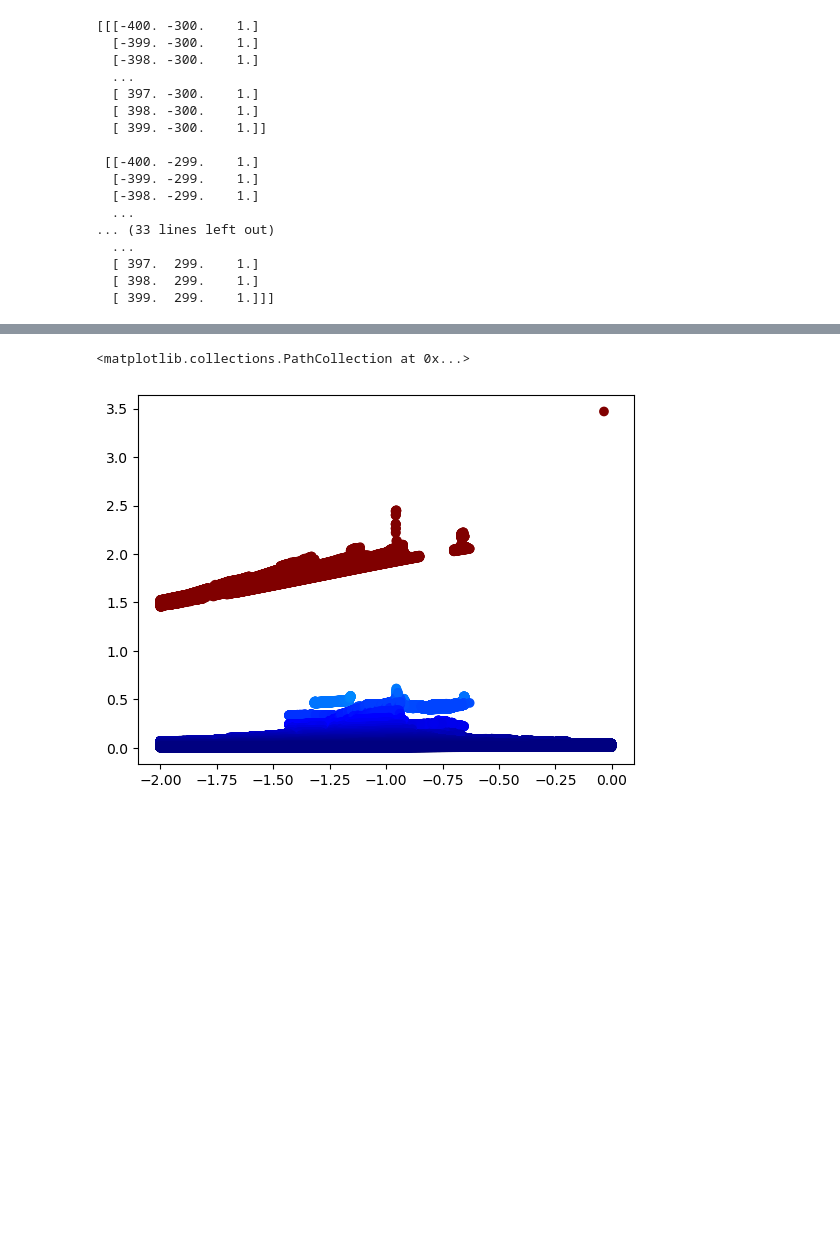
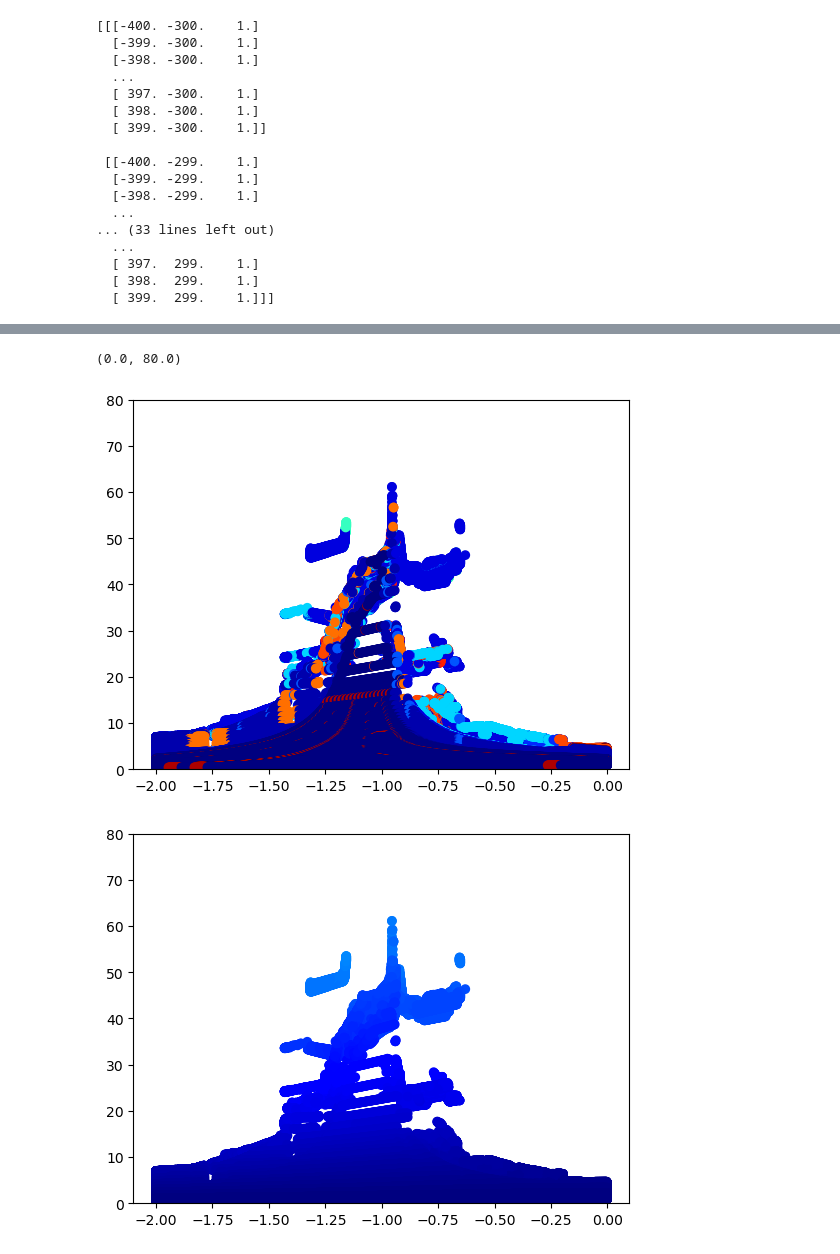
Before and after one commit to Marijn-dev/AI-for-priority-vehicles, a Jupyter notebook: PicToMap.ipynb, the cells around one changed output, grey strips where cells are left out. Drawn from its saved outputs; the diff is of its cells as text; code cells hidden in the pictures; blank space fills up the shorter version.

```diff
--- a/PicToMap.ipynb
+++ b/PicToMap.ipynb
@@ -187,10 +183,15 @@ ax.scatter(camera_index_mat[:,:,0],z,-camera_index_mat[:,:,1],c=normalized,cmap=
-# %%
-plt.scatter(camera_index_mat[:,:,0],z,c=normalized,cmap='jet')
-#plt.xlim(0,-0.005)
-#plt.ylim(0,1)
-# %% [output]
-<matplotlib.collections.PathCollection at 0x...>
-[figure, removed]
+# %%
+plt.scatter(camera_index_mat[:,:,0],z,c=segment_data[:,:,0],cmap='jet')
+plt.ylim(0,80)
+#plt.xlim(0,-0.005)
+#plt.ylim(0,1)
+plt.figure()
+plt.scatter(camera_index_mat[:,:,0],z,c=normalized,cmap='jet')
+plt.ylim(0,80)
+# %% [output]
+(0.0, 80.0)
+[figure, added]
+[figure, added]
 # %%
 import numpy as np
 import matplotlib.pyplot as plt
```
Also changed, not shown: parts of 7 cells of this notebook, 5 other files.
